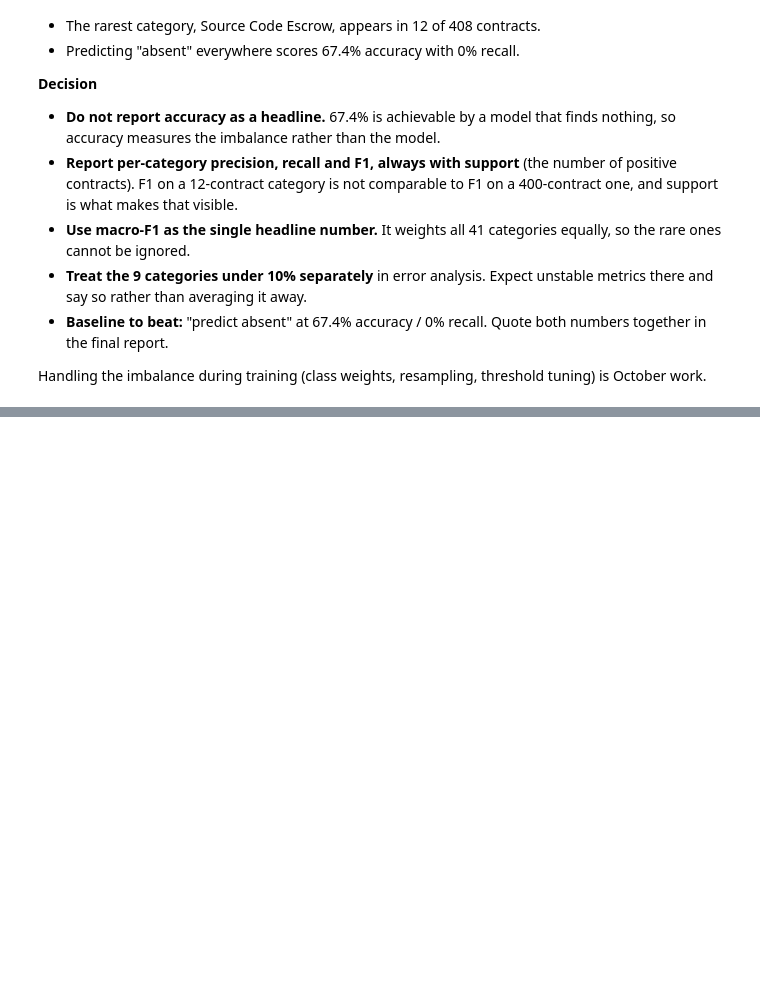
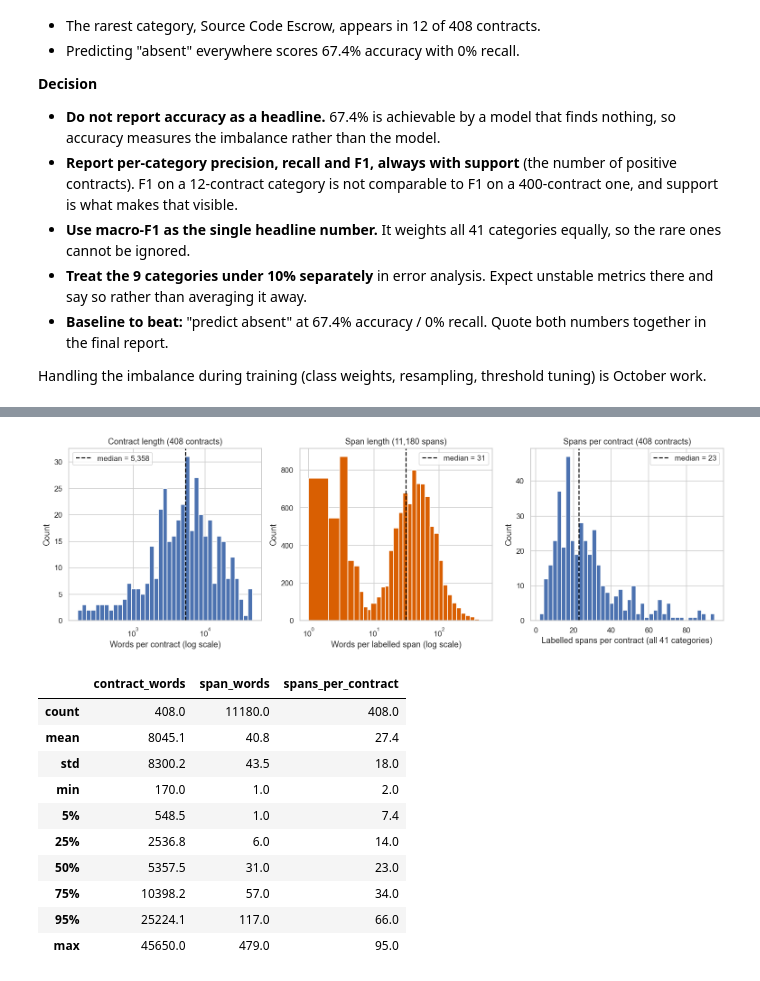
Before and after one commit to Break-Through-Tech/Accenture-1Q-contract-review-challenge, a Jupyter notebook: notebooks/EDA_class_imbalance.ipynb, the cells around one changed output, grey strips where cells are left out. Cells and saved outputs as stored; diff of their text form; code cells hidden in the pictures; blank space fills up the shorter version.

```diff
--- a/notebooks/EDA_class_imbalance.ipynb
+++ b/notebooks/EDA_class_imbalance.ipynb
@@ -263,0 +414,53 @@ is October work.
+# %%
+# contract and span distributions
+def log_hist(ax, values, xlabel, title, color):
+    values = values[values > 0]
+    # integer bin edges, so integer word counts do not fall through log-spaced gaps
+    bins = np.unique(np.round(np.logspace(np.log10(values.min()), np.log10(values.max() + 1), 40)))
+    ax.hist(values, bins=bins, color=color)
+    ax.set_xscale("log")
+    ax.axvline(values.median(), color="black", ls="--", label=f"median = {values.median():,.0f}")
+    ax.set_xlabel(xlabel)
+    ax.set_ylabel("Count")
+    ax.set_title(title)
+    ax.legend()
+
+
+fig, axes = plt.subplots(1, 3, figsize=(17, 4.5))
+log_hist(axes[0], contracts_tr["n_words"], "Words per contract (log scale)",
+         f"Contract length ({len(contracts_tr)} contracts)", BLUE)
+log_hist(axes[1], spans_tr["n_words"], "Words per labelled span (log scale)",
+         f"Span length ({len(spans_tr):,} spans)", ORANGE)
+
+n_sp = contracts_tr["n_spans"]
+axes[2].hist(n_sp, bins=40, color=BLUE)
+axes[2].axvline(n_sp.median(), color="black", ls="--", label=f"median = {n_sp.median():.0f}")
+axes[2].set_xlabel("Labelled spans per contract (all 41 categories)")
+axes[2].set_ylabel("Count")
+axes[2].set_title(f"Spans per contract ({len(contracts_tr)} contracts)")
+axes[2].legend()
+
+fig.savefig(FIG_DIR / "contract_and_span_distributions.png")
+plt.show()
+
+q = [0.05, 0.25, 0.5, 0.75, 0.95]
+dist_stats = pd.DataFrame({
+    "contract_words": contracts_tr["n_words"].describe(percentiles=q),
+    "span_words": spans_tr["n_words"].describe(percentiles=q),
+    "spans_per_contract": n_sp.describe(percentiles=q),
+}).round(1)
+dist_stats.to_csv(FIG_DIR / f"distribution_stats_{SPLIT}.csv")
+dist_stats
+# %% [output]
+[figure, added]
+|  | contract_words | span_words | spans_per_contract |
+| count | 408.0 | 11180.0 | 408.0 |
+| mean | 8045.1 | 40.8 | 27.4 |
+| std | 8300.2 | 43.5 | 18.0 |
+| min | 170.0 | 1.0 | 2.0 |
+| 5% | 548.5 | 1.0 | 7.4 |
+| 25% | 2536.8 | 6.0 | 14.0 |
+| 50% | 5357.5 | 31.0 | 23.0 |
+| 75% | 10398.2 | 57.0 | 34.0 |
+| 95% | 25224.1 | 117.0 | 66.0 |
+| max | 45650.0 | 479.0 | 95.0 |
```
Also changed, not shown: parts of 11 cells of this notebook, 5 other files.
